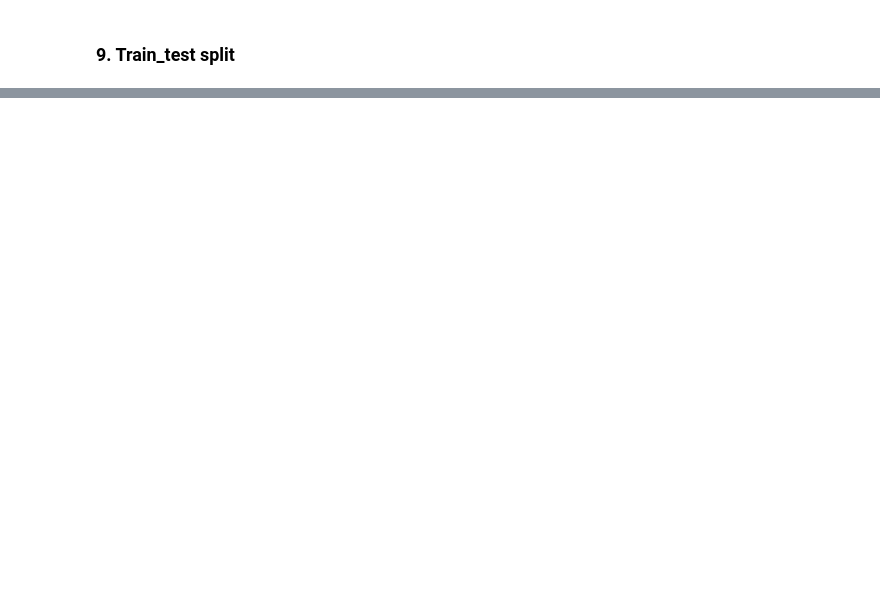
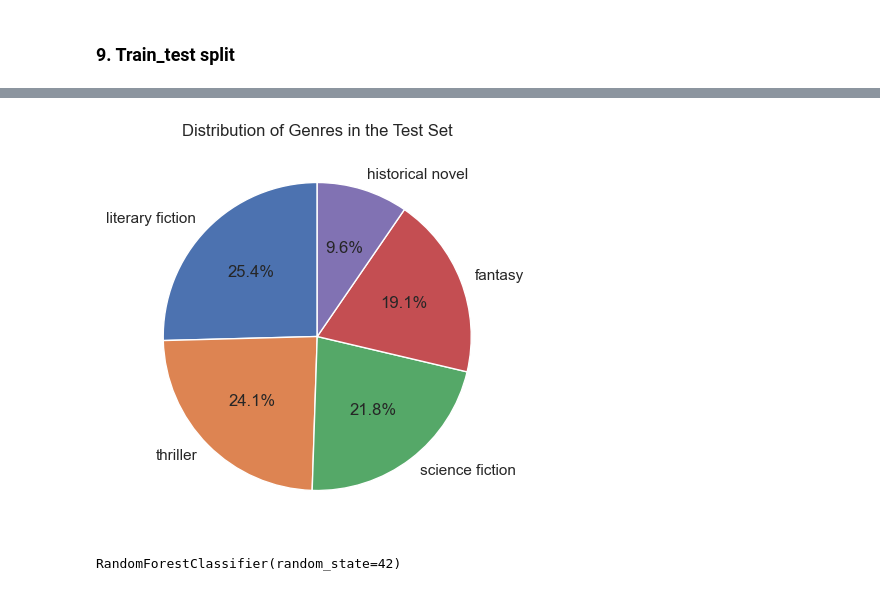
Before and after one commit to foscanit/final_project, a Jupyter notebook: notebooks/Train_models.ipynb, the cells around one changed output, grey strips where cells are left out. Saved outputs shown, nothing was run; the diff lists cells and outputs as text; code cells hidden in the pictures; blank space fills up the shorter version.

```diff
--- a/notebooks/Train_models.ipynb
+++ b/notebooks/Train_models.ipynb
@@ -177,0 +164,10 @@ print(f"XGBoost Accuracy: {xgb_accuracy}")
+# %%
+# Visualising the distribution of the 'genre' in the test set
+
+genre_counts_2 = y_test.value_counts()
+fig, ax = plt.subplots(figsize=(5, 5))
+ax.pie(genre_counts_2, labels=genre_counts_2.index, autopct='%1.1f%%', startangle=90)
+ax.set_title('Distribution of Genres in the Test Set')
+plt.show()
+# %% [output]
+[figure, added]
@@ -177,0 +176,4 @@ print(f"XGBoost Accuracy: {xgb_accuracy}")
+# %%
+rf_model.fit(X_train, y_train)
+# %% [output]
+RandomForestClassifier(random_state=42)
```
Also changed, not shown: parts of 30 cells of this notebook, 2 other files.
